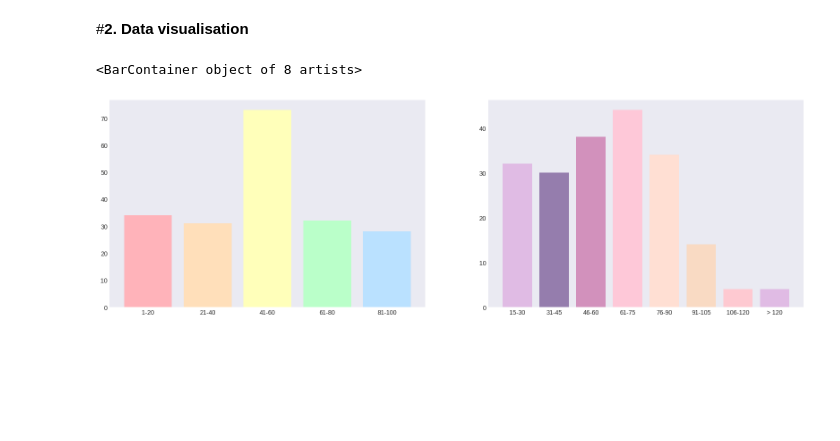
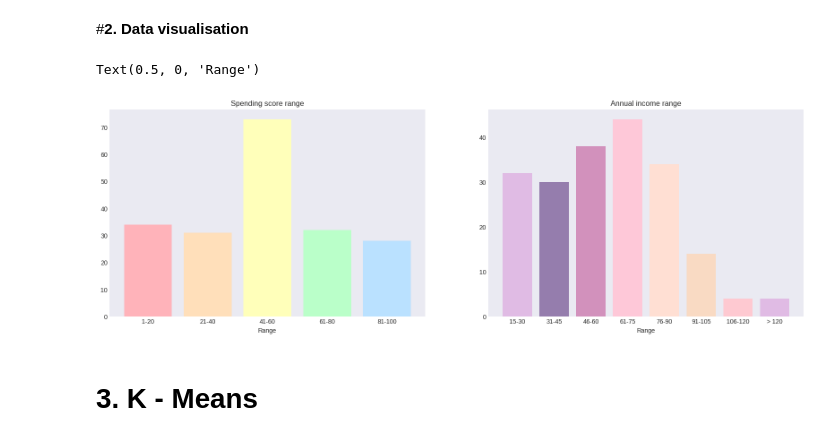
Before and after one commit to KamilShape/customer_segmentation, a Jupyter notebook: customer_segmentation.ipynb, the cells around one changed output. Drawn from its saved outputs; the diff is of its cells as text; code cells hidden in the pictures; blank space fills up the shorter version.

```diff
--- a/customer_segmentation.ipynb
+++ b/customer_segmentation.ipynb
@@ -99,12 +102,18 @@ customers['Annual income range'] = pd.cut(customers['Annual Income (k$)'], bins
 # %%
 plt.style.use('seaborn-dark')
 fig, ax = plt.subplots(1,2, figsize = (20,6))
 color1 = ['#ffb3ba', '#ffdfba', '#ffffba', '#baffc9', '#bae1ff' ]
 color2 = ['#E0BBE4', '#957DAD','#D291BC','#FEC8D8','#FFDFD3','#F9DAC3','#FEC9D1']
 score_range_count = pd.DataFrame(customers['Spending score range'].value_counts().reset_index().sort_values(by='index'))
 income_range_count = pd.DataFrame(customers['Annual income range'].value_counts().reset_index().sort_values(by='index'))
 ax[0].bar(score_range_count['index'], score_range_count['Spending score range'], color=color1)
+ax[0].set_title('Spending score range')
+ax[0].set_xlabel('Range')
 ax[1].bar(income_range_count['index'], income_range_count['Annual income range'], color=color2)
+ax[1].set_title('Annual income range')
+ax[1].set_xlabel('Range')
 # %% [output]
-<BarContainer object of 8 artists>
+Text(0.5, 0, 'Range')
-[figure, old version]
+[figure, new version]
+# %% [markdown]
+# **3. K - Means**
```
Also changed, not shown: parts of 5 cells of this notebook.
